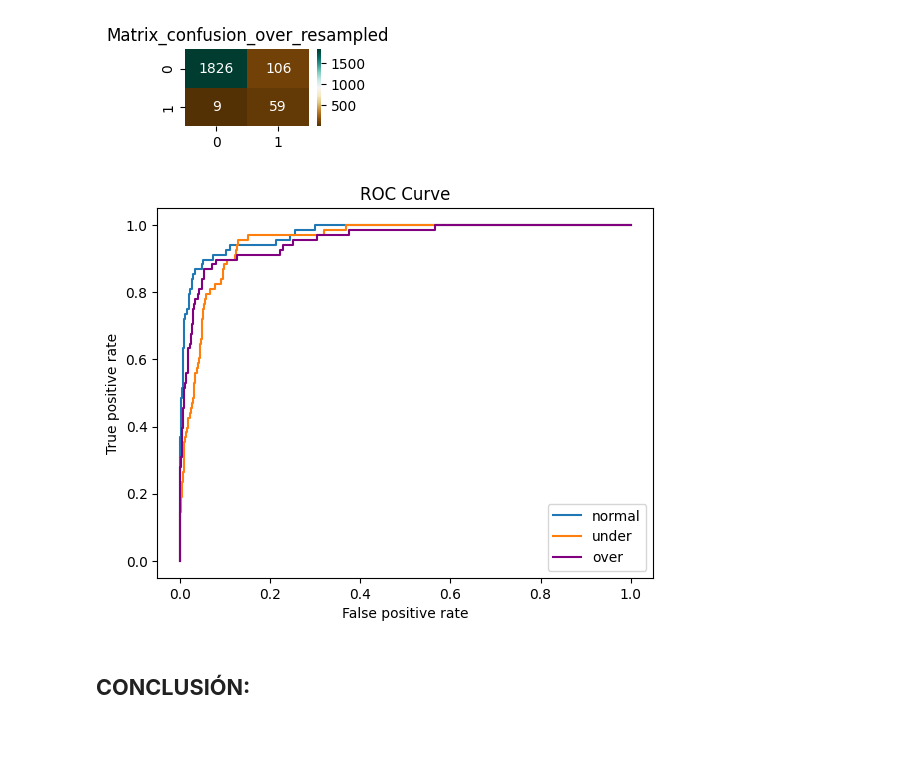
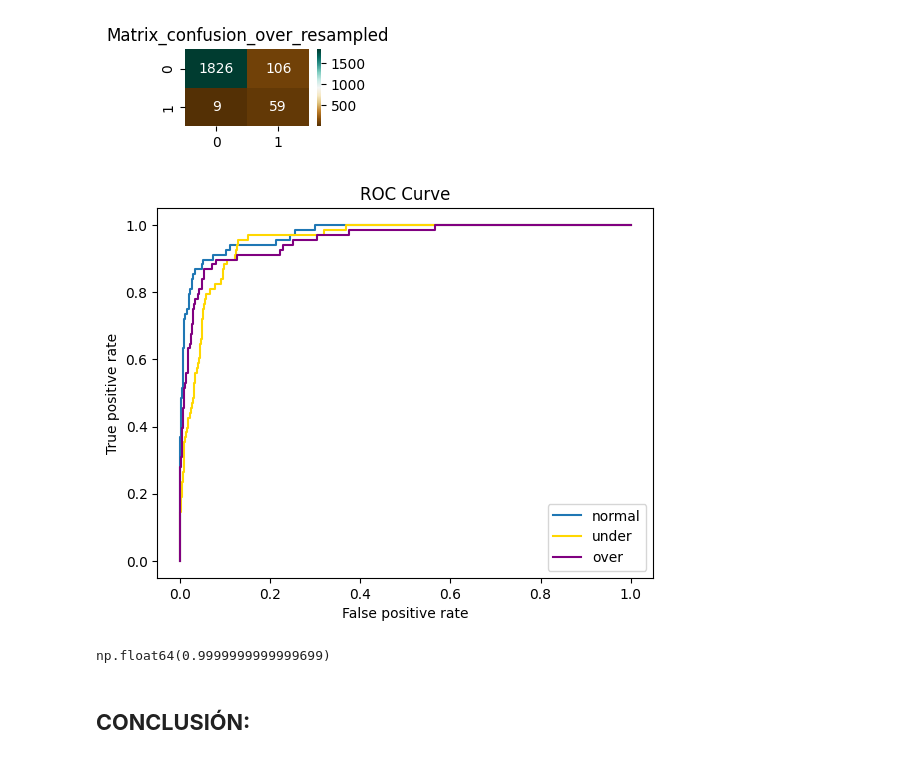
Before and after one commit to Danielgarpra/Milling_failure_prediction_ML, a Jupyter notebook: milling_projet.ipynb, the cells around one changed output. Cells and saved outputs as stored; diff of their text form; code cells hidden in the pictures.

```diff
--- a/milling_projet.ipynb
+++ b/milling_projet.ipynb
@@ -318,6 +318,9 @@ Sacamos la variable potencia = torque x rot speed
 #potencia_w = torque * (rpm * 2 * np.pi / 60) (para pasarlo a radianes)
 
 df['Power [W]']=df['Torque [Nm]']*(df['Rotational speed [rpm]']*(2*np.pi/60))
+# %%
+#También la variable disipación
+df['Disipation']=df['Process temperature [K]']-df['Air temperature [K]']
 # %% [markdown]
 Aplicamos dummies para poder tener en cuenta los valores de dureza de la herramienta: L (Low),M (Medium) y H (High)
 # %%
@@ -382,7 +385,7 @@ Aunque hay diferentes valores de 1 a lo largo del tiempo provocando la aletoried
 # %% [markdown]
 ## MODELING
 # %%
-X=df.drop(['Product ID','Machine failure','TWF','HDF','PWF','OSF','Power [W]'],axis=1)
+X=df.drop(['Product ID','Machine failure','TWF','HDF','PWF','OSF','Power [W]','Disipation'],axis=1)
 y=df['Machine failure']
 # %%
 X.head(5)
@@ -458,17 +461,17 @@ svm_param = {
 }
 
 #PROBAR NAIVE BAYES
-"""
+
 xgb_param = {
     'classifier': [xgboost.XGBClassifier(random_state=100)],
     #'classifier__n_estimators': [10,20,50,100],
     #'classifier__learning_rate': [0.1,0.5,1],
     'classifier__max_depth': [2,3,4]
-} """
+}
 
 search_space = [
     #logistic_params,
-    #random_forest_params,
+    random_forest_params,
     svm_param,
     #xgb_param
 ]
@@ -668,32 +744,32 @@ fpr, tpr, threshold = roc_curve(y_test, y_pred_prob[:,1])
 plt.plot(fpr,tpr,label='normal')
 
 """
 Roc curve under resampled
 """
 
 y_pred_prob_under = model_under_resampled.predict_proba(X_test)
 np.round(y_pred_prob_under, 2)
 fpr_u, tpr_u, threshold_u = roc_curve(y_test, y_pred_prob_under[:,1])
 
 #Plot the roc curve
-plt.plot(fpr_u,tpr_u,label='under')
+plt.plot(fpr_u,tpr_u,label='under',color='gold')
 
 """
 Roc curve over resampled
 """
 
 y_pred_prob_over = model_over_resampled.predict_proba(X_test)
 np.round(y_pred_prob_over, 2)
 fpr_o, tpr_o, threshold = roc_curve(y_test, y_pred_prob_over[:,1])
 
 #Plot the roc curve
 plt.plot(fpr_o,tpr_o,label='over',color='purple')
 
 
 
 plt.xlabel("False positive rate")
 plt.ylabel("True positive rate")
 plt.title("ROC Curve")
 plt.legend();
 # %% [output]
-[figure, old version]
+[figure, new version]
@@ -700,3 +779,8 @@ plt.legend();
+# %%
+predict_proba=model_over_resampled.predict_proba(input_data)[0]
+predict_proba[1]
+# %% [output]
+np.float64(0.9999999999999699)
 # %% [markdown]
 ## ****CONCLUSIÓN:****
 # %% [markdown]
```
Also changed, not shown: parts of 13 cells of this notebook, 3 other files.
